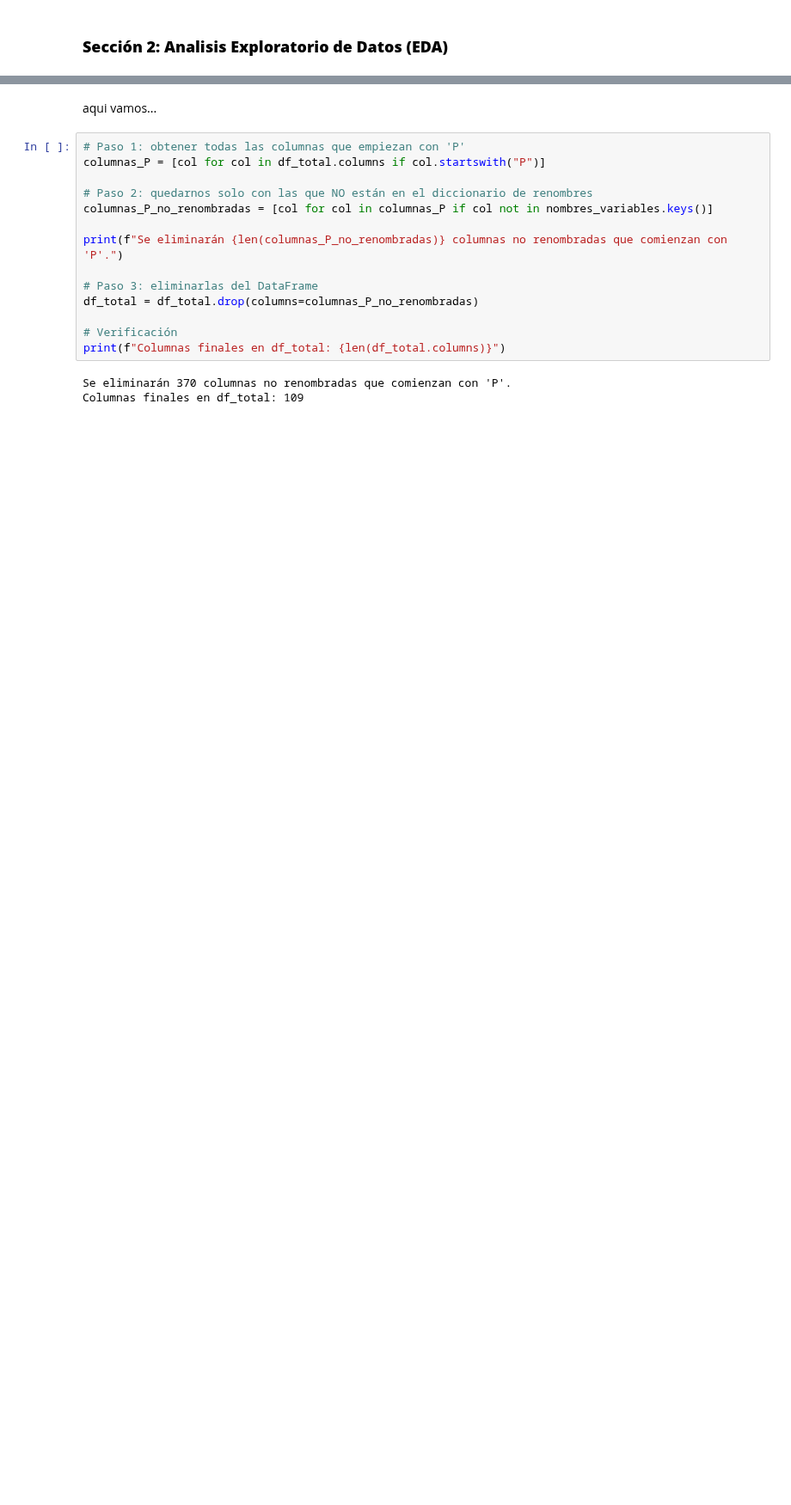
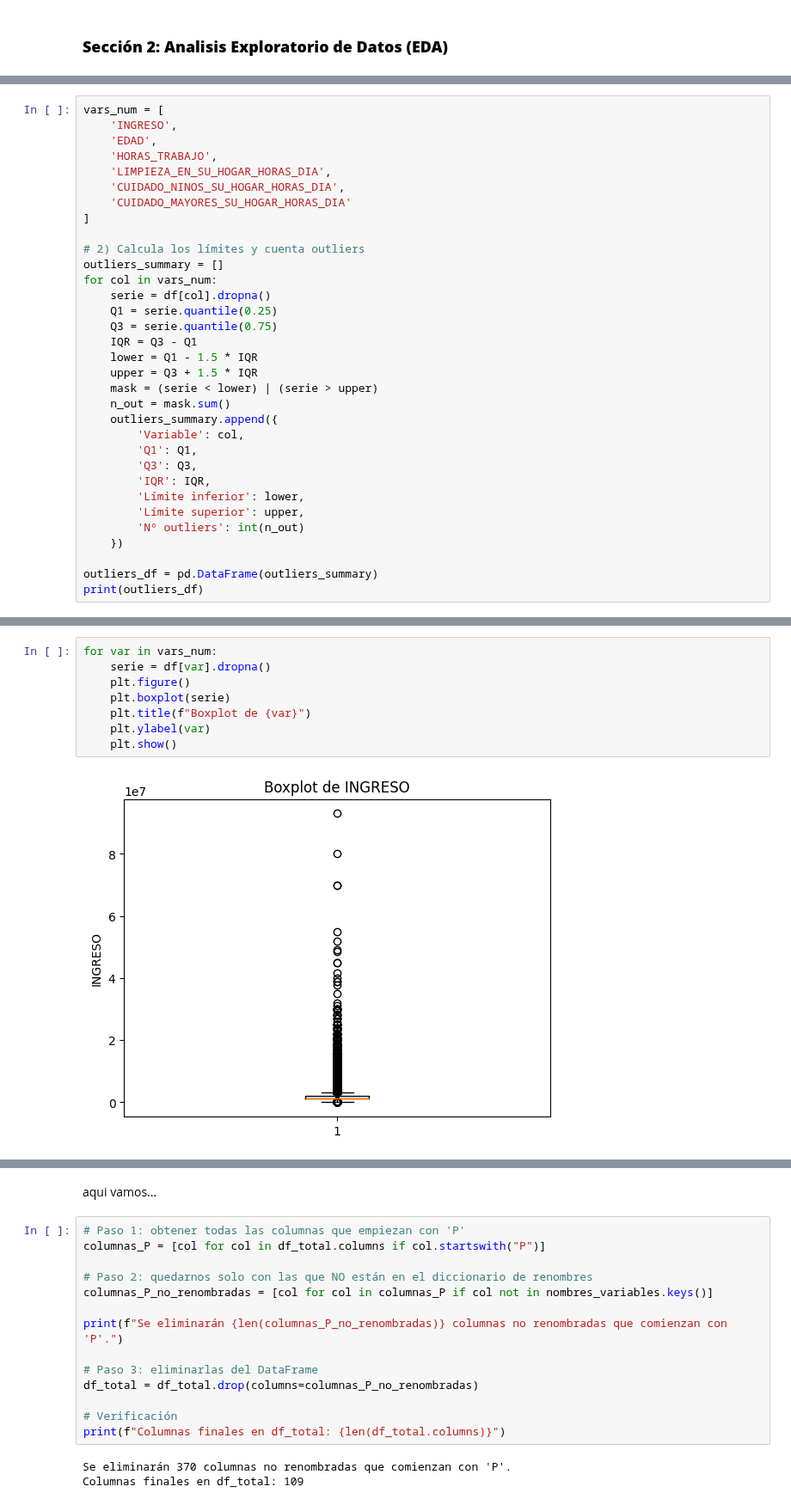
Before and after one commit to Carlos22709/Proyecto_final_analitica, a Jupyter notebook: merges2.ipynb, the cells around one changed output, grey strips where cells are left out. Shown at 86% size. Saved outputs shown, nothing was run; the diff lists cells and outputs as text; blank space fills up the shorter version.

```diff
--- a/merges2.ipynb
+++ b/merges2.ipynb
@@ -736,0 +888,33 @@ SyntaxError: invalid syntax (1317003315.py, line 1)
+# %%
+vars_num = [
+    'INGRESO',
+    'EDAD',
+    'HORAS_TRABAJO',
+    'LIMPIEZA_EN_SU_HOGAR_HORAS_DIA',
+    'CUIDADO_NINOS_SU_HOGAR_HORAS_DIA',
+    'CUIDADO_MAYORES_SU_HOGAR_HORAS_DIA'
+]
+
+# 2) Calcula los límites y cuenta outliers
+outliers_summary = []
+for col in vars_num:
+    serie = df[col].dropna()
+    Q1 = serie.quantile(0.25)
+    Q3 = serie.quantile(0.75)
+    IQR = Q3 - Q1
+    lower = Q1 - 1.5 * IQR
+    upper = Q3 + 1.5 * IQR
+    mask = (serie < lower) | (serie > upper)
+    n_out = mask.sum()
+    outliers_summary.append({
+        'Variable': col,
+        'Q1': Q1,
+        'Q3': Q3,
+        'IQR': IQR,
+        'Límite inferior': lower,
+        'Límite superior': upper,
+        'Nº outliers': int(n_out)
+    })
+
+outliers_df = pd.DataFrame(outliers_summary)
+print(outliers_df)
@@ -736,0 +937,10 @@ SyntaxError: invalid syntax (1317003315.py, line 1)
+# %%
+for var in vars_num:
+    serie = df[var].dropna()
+    plt.figure()
+    plt.boxplot(serie)
+    plt.title(f"Boxplot de {var}")
+    plt.ylabel(var)
+    plt.show()
+# %% [output]
+[figure, added]
```
Also changed, not shown: parts of 27 cells of this notebook.
